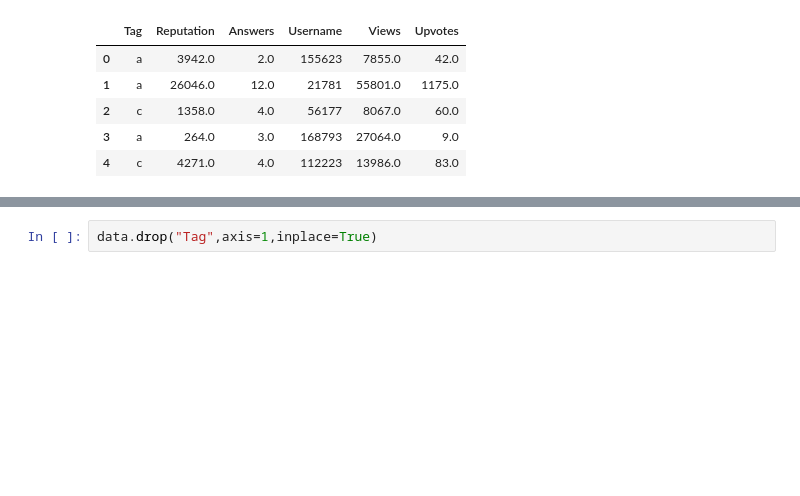
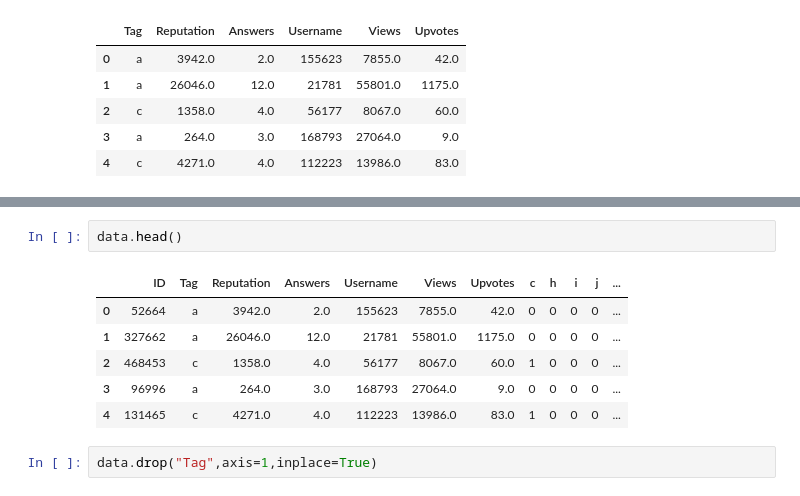
Before and after one commit to manan-arya/Analytics_Vidhya_Competition, a Jupyter notebook: Analytic_Vidya.ipynb, the cells around one changed output, grey strips where cells are left out. Saved outputs shown, nothing was run; the diff lists cells and outputs as text; blank space fills up the shorter version.

```diff
--- a/Analytic_Vidya.ipynb
+++ b/Analytic_Vidya.ipynb
@@ -69,3 +71,12 @@ data = pd.concat([data,pd.get_dummies(data['Tag'], drop_first=True)], axis=1); d
+# %%
+data.head()
+# %% [output]
+|  | ID | Tag | Reputation | Answers | Username | Views | Upvotes | c | h | i | j | ... |
+| 0 | 52664 | a | 3942.0 | 2.0 | 155623 | 7855.0 | 42.0 | 0 | 0 | 0 | 0 | ... |
+| 1 | 327662 | a | 26046.0 | 12.0 | 21781 | 55801.0 | 1175.0 | 0 | 0 | 0 | 0 | ... |
+| 2 | 468453 | c | 1358.0 | 4.0 | 56177 | 8067.0 | 60.0 | 1 | 0 | 0 | 0 | ... |
+| 3 | 96996 | a | 264.0 | 3.0 | 168793 | 27064.0 | 9.0 | 0 | 0 | 0 | 0 | ... |
+| 4 | 131465 | c | 4271.0 | 4.0 | 112223 | 13986.0 | 83.0 | 1 | 0 | 0 | 0 | ... |
 # %%
 data.drop("Tag",axis=1,inplace=True)
 # %%
```
Also changed, not shown: parts of 24 cells of this notebook.
